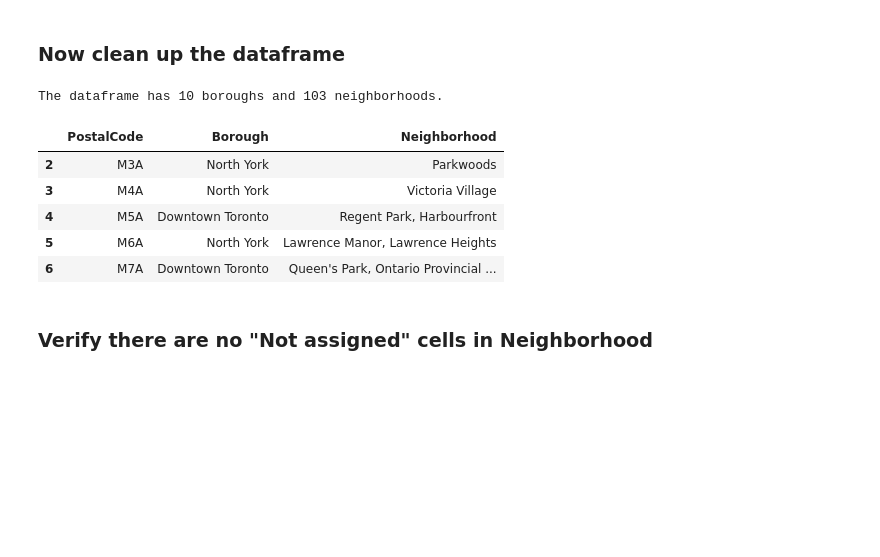
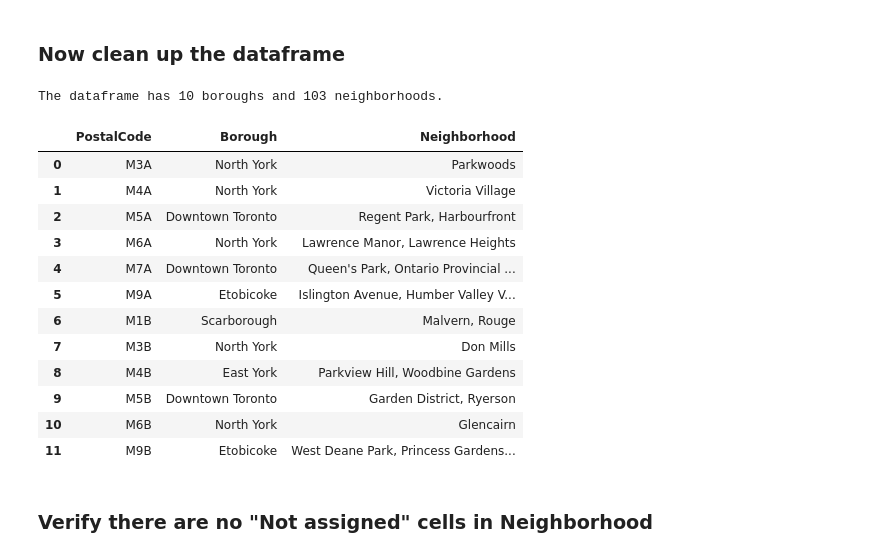
Before and after one commit to mpamal/Coursera_Capstone, a Jupyter notebook: Capstone_Week3_Project.ipynb, the cells around one changed output. Drawn from its saved outputs; the diff is of its cells as text; code cells hidden in the pictures; blank space fills up the shorter version.

```diff
--- a/Capstone_Week3_Project.ipynb
+++ b/Capstone_Week3_Project.ipynb
@@ -20,0 +17,21 @@ import requests
+# %%
+from bs4 import BeautifulSoup
+import numpy as np
+import pandas as pd
+pd.set_option('display.max_columns', None)
+pd.set_option('display.max_rows', None)
+
+from pandas.io.json import json_normalize # tranform JSON file into a pandas dataframe
+
+# Matplotlib and associated plotting modules
+import matplotlib.cm as cm
+import matplotlib.colors as colors
+
+# import k-means from clustering stage
+from sklearn.cluster import KMeans
+
+# import wget
+import requests
+import folium # map rendering library
+from geopy.geocoders import Nominatim # convert an address into latitude and longitude values
+print('Libraries imported.')
@@ -50,23 +69,31 @@ neighborhoods.head()
 # %% [markdown]
 ### Now clean up the dataframe
 # %%
-neighborhoods = neighborhoods[neighborhoods.Borough != 'Not assigned']
+neighborhoods.drop(neighborhoods[neighborhoods.Borough == 'Not assigned'].index, inplace=True)
+neighborhoods.reset_index(drop=True, inplace=True)
 
 print('The dataframe has {} boroughs and {} neighborhoods.'.format(
         len(neighborhoods['Borough'].unique()),
         neighborhoods.shape[0]
     )
 )
 
-neighborhoods.head()
+neighborhoods.head(12)
 # %% [output]
 The dataframe has 10 boroughs and 103 neighborhoods.
 |  | PostalCode | Borough | Neighborhood |
-| 2 | M3A | North York | Parkwoods |
-| 3 | M4A | North York | Victoria Village |
-| 4 | M5A | Downtown Toronto | Regent Park, Harbourfront |
-| 5 | M6A | North York | Lawrence Manor, Lawrence Heights |
-| 6 | M7A | Downtown Toronto | Queen's Park, Ontario Provincial ... |
+| 0 | M3A | North York | Parkwoods |
+| 1 | M4A | North York | Victoria Village |
+| 2 | M5A | Downtown Toronto | Regent Park, Harbourfront |
+| 3 | M6A | North York | Lawrence Manor, Lawrence Heights |
+| 4 | M7A | Downtown Toronto | Queen's Park, Ontario Provincial ... |
+| 5 | M9A | Etobicoke | Islington Avenue, Humber Valley V... |
+| 6 | M1B | Scarborough | Malvern, Rouge |
+| 7 | M3B | North York | Don Mills |
+| 8 | M4B | East York | Parkview Hill, Woodbine Gardens |
+| 9 | M5B | Downtown Toronto | Garden District, Ryerson |
+| 10 | M6B | North York | Glencairn |
+| 11 | M9B | Etobicoke | West Deane Park, Princess Gardens... |
 # %% [markdown]
 ### Verify there are no "Not assigned" cells in Neighborhood
 # %%
```
Also changed, not shown: parts of 40 cells of this notebook.
